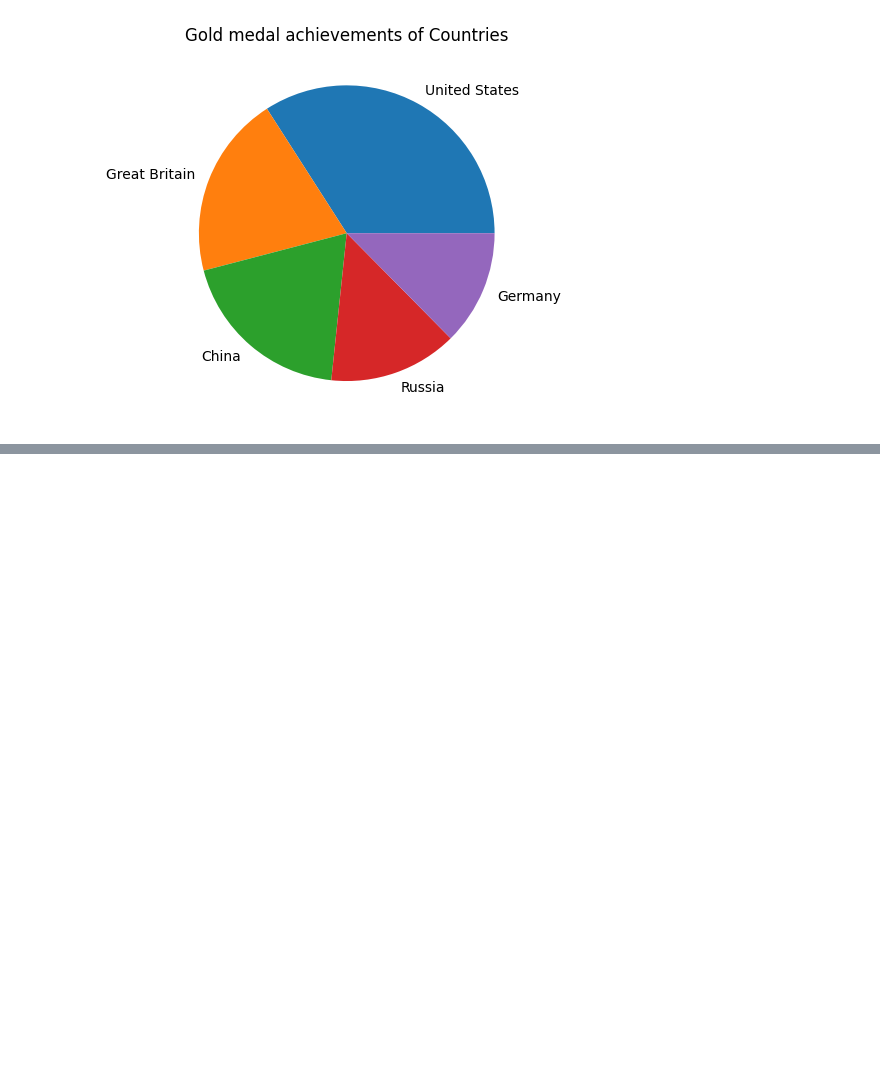
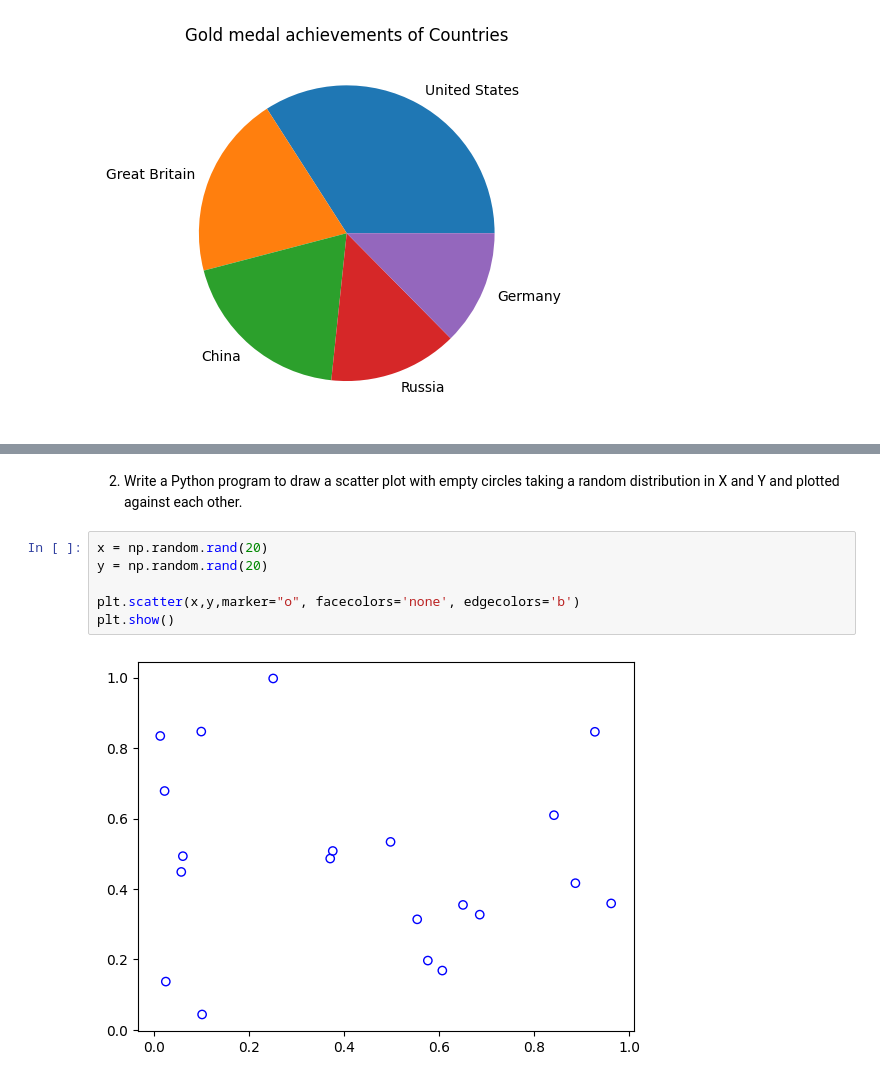
Before and after one commit to aleena2121/python-libraries, a Jupyter notebook: MatPlotLib/problems.ipynb, the cells around one changed output, grey strips where cells are left out. Saved outputs shown, nothing was run; the diff lists cells and outputs as text; blank space fills up the shorter version.

```diff
--- a/MatPlotLib/problems.ipynb
+++ b/MatPlotLib/problems.ipynb
@@ -487,0 +500,10 @@ plt.show()
+# %% [markdown]
+2. Write a Python program to draw a scatter plot with empty circles taking a random distribution in X and Y and plotted against each other.
+# %%
+x = np.random.rand(20)
+y = np.random.rand(20)
+
+plt.scatter(x,y,marker="o", facecolors='none', edgecolors='b')
+plt.show()
+# %% [output]
+[figure, added]
```
Also changed, not shown: parts of 7 cells of this notebook.
